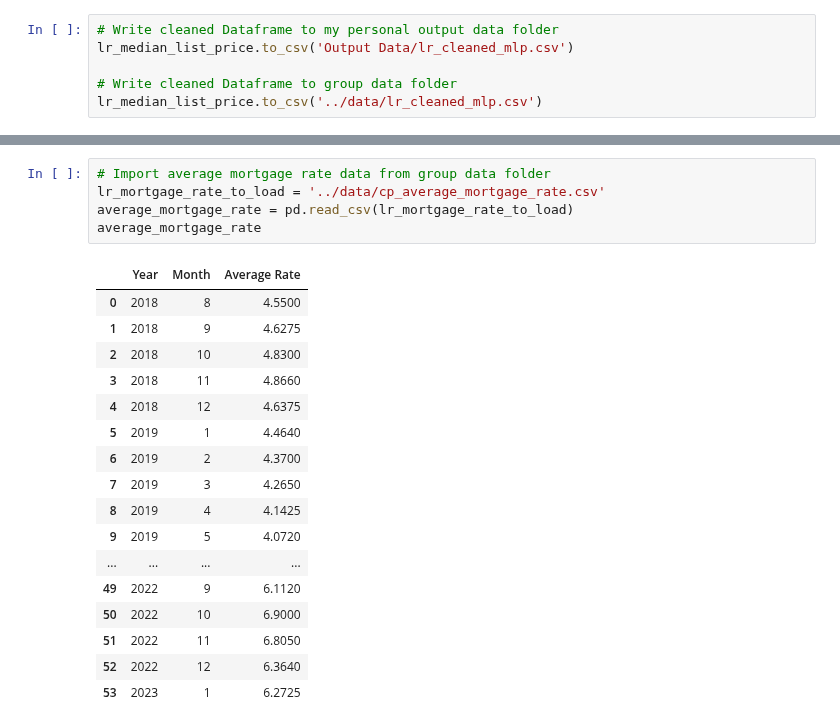
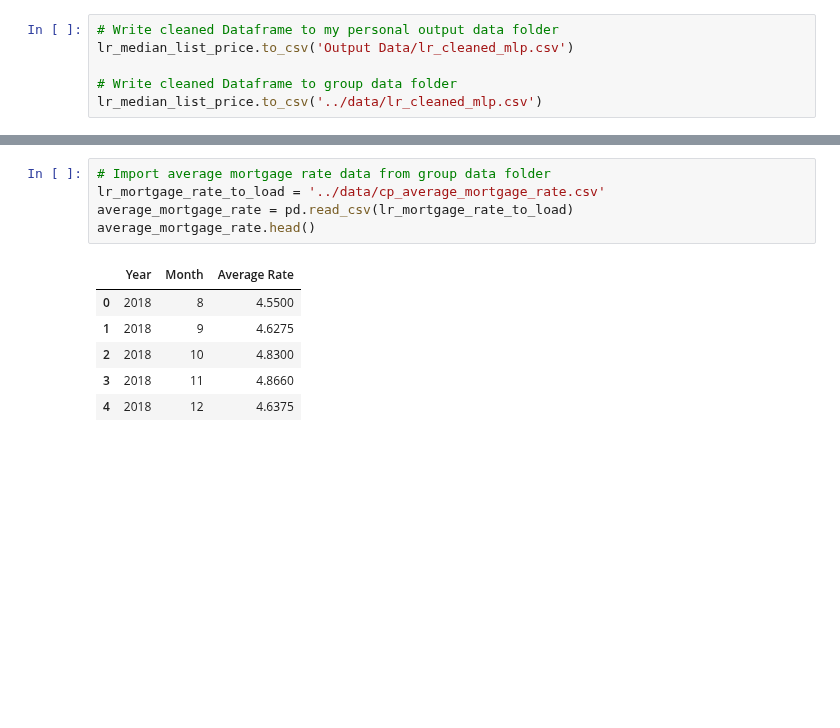
Before and after one commit to ceramicbull/Project-1-Repo, a Jupyter notebook: leighas_analysis/Project_One.ipynb, the cells around one changed output, grey strips where cells are left out. Drawn from its saved outputs; the diff is of its cells as text; blank space fills up the shorter version.

```diff
--- a/leighas_analysis/Project_One.ipynb
+++ b/leighas_analysis/Project_One.ipynb
@@ -54,23 +66,12 @@ us_average_list_price_df = pd.DataFrame (us_average_list_price)
 # %%
 # Import average mortgage rate data from group data folder
 lr_mortgage_rate_to_load = '../data/cp_average_mortgage_rate.csv'
 average_mortgage_rate = pd.read_csv(lr_mortgage_rate_to_load)
-average_mortgage_rate
+average_mortgage_rate.head()
 # %% [output]
 |  | Year | Month | Average Rate |
 | 0 | 2018 | 8 | 4.5500 |
 | 1 | 2018 | 9 | 4.6275 |
 | 2 | 2018 | 10 | 4.8300 |
 | 3 | 2018 | 11 | 4.8660 |
 | 4 | 2018 | 12 | 4.6375 |
-| 5 | 2019 | 1 | 4.4640 |
-| 6 | 2019 | 2 | 4.3700 |
-| 7 | 2019 | 3 | 4.2650 |
-| 8 | 2019 | 4 | 4.1425 |
-| 9 | 2019 | 5 | 4.0720 |
-| ... | ... | ... | ... |
-| 49 | 2022 | 9 | 6.1120 |
-| 50 | 2022 | 10 | 6.9000 |
-| 51 | 2022 | 11 | 6.8050 |
-| 52 | 2022 | 12 | 6.3640 |
-| 53 | 2023 | 1 | 6.2725 |
```
Also changed, not shown: parts of 6 cells of this notebook, 3 other files.
